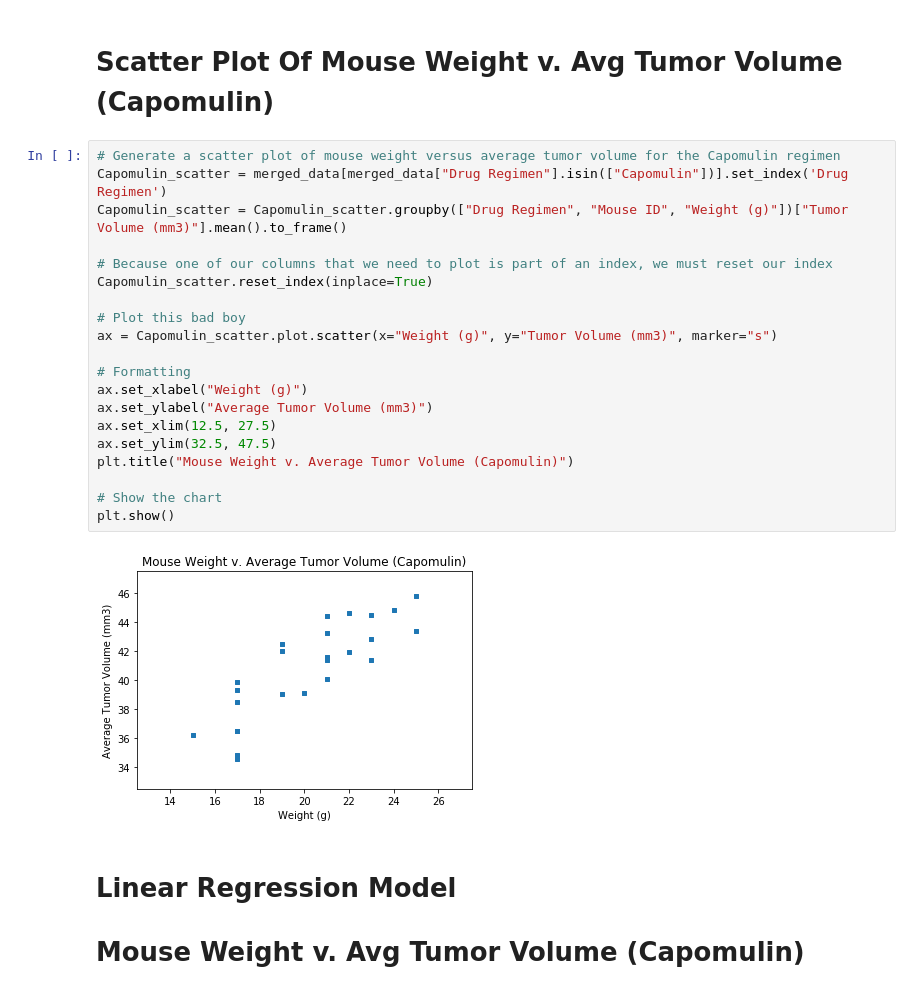
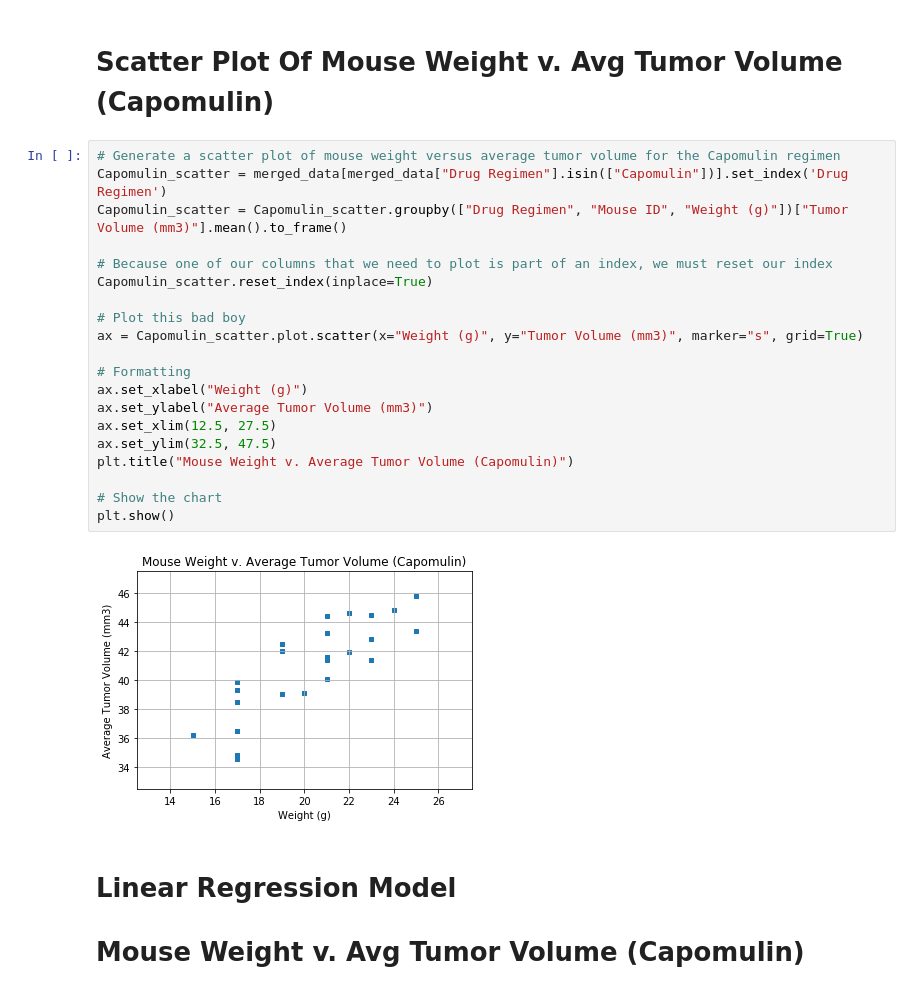
Before and after one commit to patrickhpatin/matplotlib-challenge, a Jupyter notebook: pymaceuticals_starter.ipynb, the cells around one changed output. Drawn from its saved outputs; the diff is of its cells as text.

```diff
--- a/pymaceuticals_starter.ipynb
+++ b/pymaceuticals_starter.ipynb
@@ -423,25 +423,25 @@ plt.show()
 # %%
 # Generate a scatter plot of mouse weight versus average tumor volume for the Capomulin regimen
 Capomulin_scatter = merged_data[merged_data["Drug Regimen"].isin(["Capomulin"])].set_index('Drug Regimen')
 Capomulin_scatter = Capomulin_scatter.groupby(["Drug Regimen", "Mouse ID", "Weight (g)"])["Tumor Volume (mm3)"].mean().to_frame()
 
 # Because one of our columns that we need to plot is part of an index, we must reset our index
 Capomulin_scatter.reset_index(inplace=True)
 
 # Plot this bad boy
-ax = Capomulin_scatter.plot.scatter(x="Weight (g)", y="Tumor Volume (mm3)", marker="s")
+ax = Capomulin_scatter.plot.scatter(x="Weight (g)", y="Tumor Volume (mm3)", marker="s", grid=True)
 
 # Formatting
 ax.set_xlabel("Weight (g)")
 ax.set_ylabel("Average Tumor Volume (mm3)")
 ax.set_xlim(12.5, 27.5)
 ax.set_ylim(32.5, 47.5)
 plt.title("Mouse Weight v. Average Tumor Volume (Capomulin)")
 
 # Show the chart
 plt.show()
 # %% [output]
-[figure, old version]
+[figure, new version]
 # %% [markdown]
 # Linear Regression Model
 # Mouse Weight v. Avg Tumor Volume (Capomulin)
```
Also changed, not shown: parts of 2 cells of this notebook.
